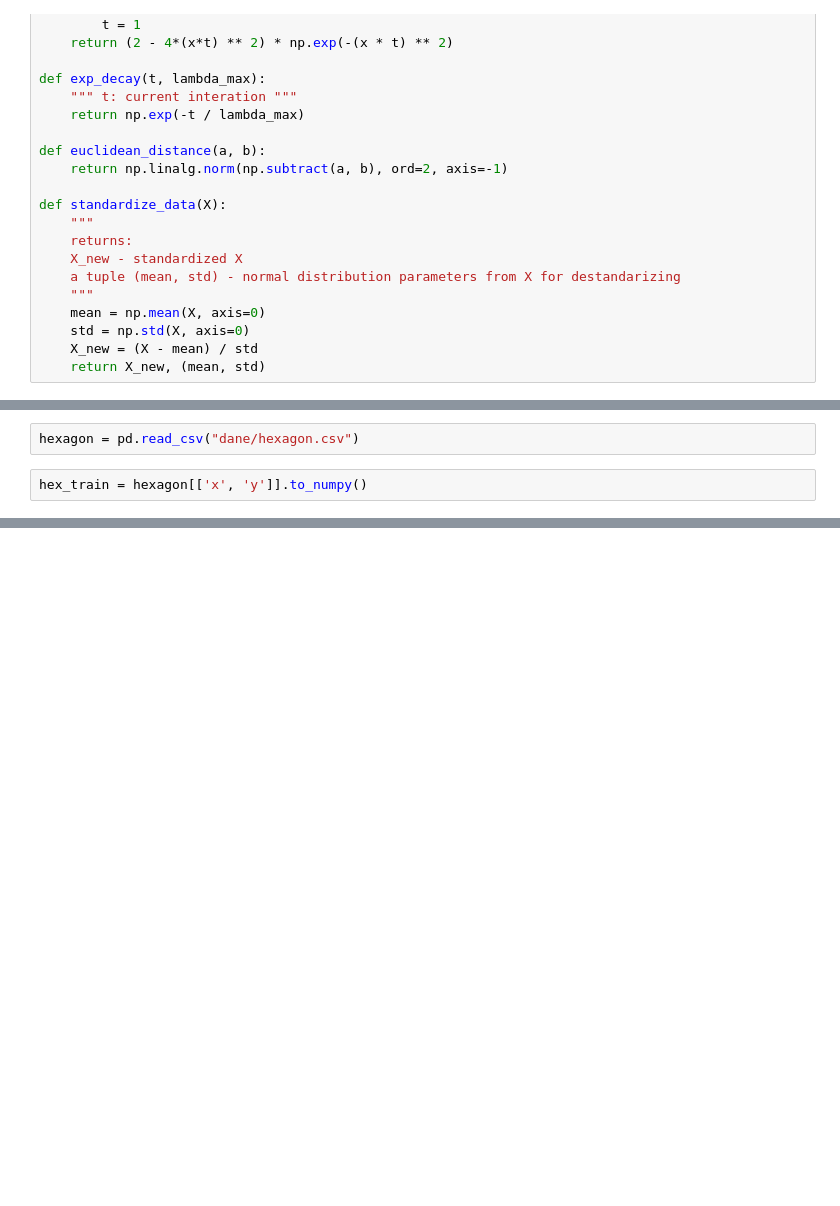
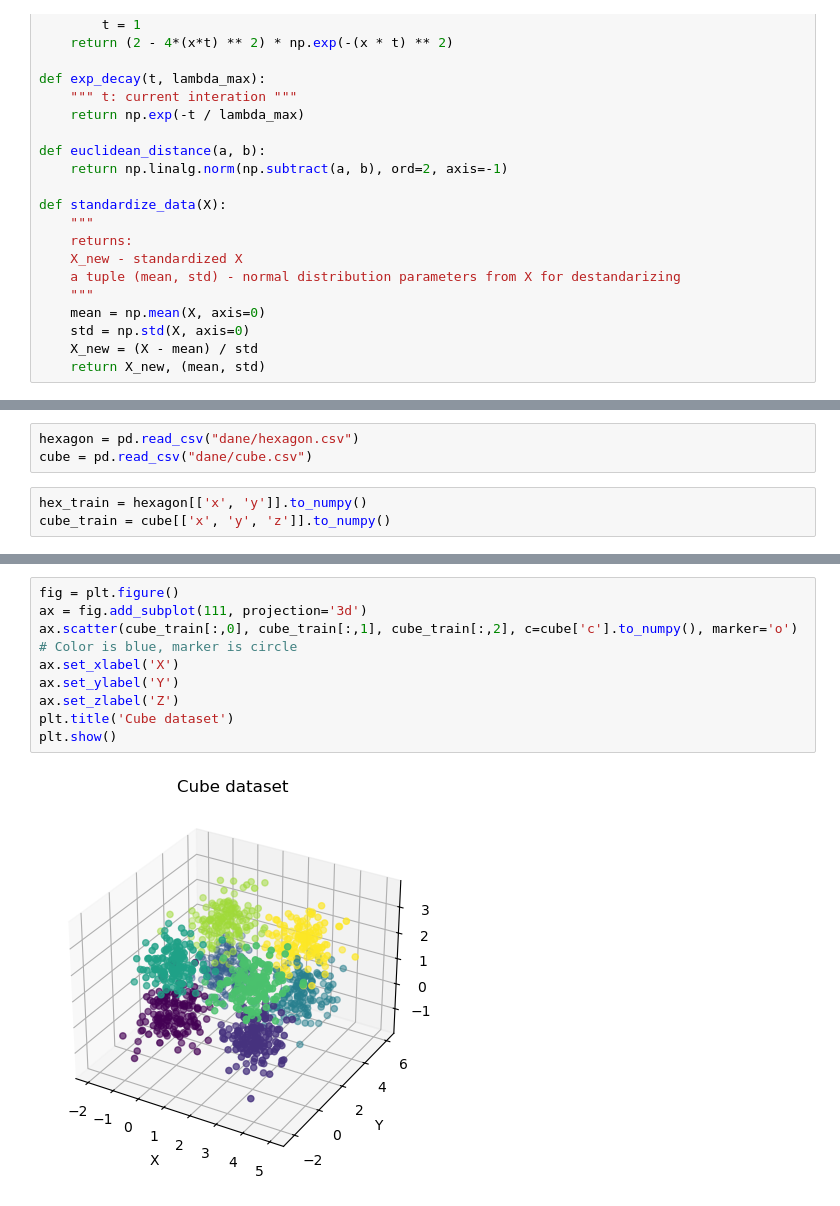
Before and after one commit to tymsoncyferki/MIOwAD, a Jupyter notebook: KOH/koh1.ipynb, the cells around one changed output, grey strips where cells are left out. Drawn from its saved outputs; the diff is of its cells as text; blank space fills up the shorter version.

```diff
--- a/KOH/koh1.ipynb
+++ b/KOH/koh1.ipynb
@@ -105,5 +123,7 @@ from sklearn.metrics import v_measure_score
 # %%
 hexagon = pd.read_csv("dane/hexagon.csv")
+cube = pd.read_csv("dane/cube.csv")
 # %%
 hex_train = hexagon[['x', 'y']].to_numpy()
+cube_train = cube[['x', 'y', 'z']].to_numpy()
 # %%
@@ -113,0 +134,11 @@ sns.scatterplot(x=hex_train[:,0], y=hex_train[:,1], hue=hexagon['c'].to_numpy())
+# %%
+fig = plt.figure()
+ax = fig.add_subplot(111, projection='3d')
+ax.scatter(cube_train[:,0], cube_train[:,1], cube_train[:,2], c=cube['c'].to_numpy(), marker='o')  # Color is blue, marker is circle
+ax.set_xlabel('X')
+ax.set_ylabel('Y')
+ax.set_zlabel('Z')
+plt.title('Cube dataset')
+plt.show()
+# %% [output]
+[figure, added]
```
Also changed, not shown: parts of 41 cells of this notebook.
